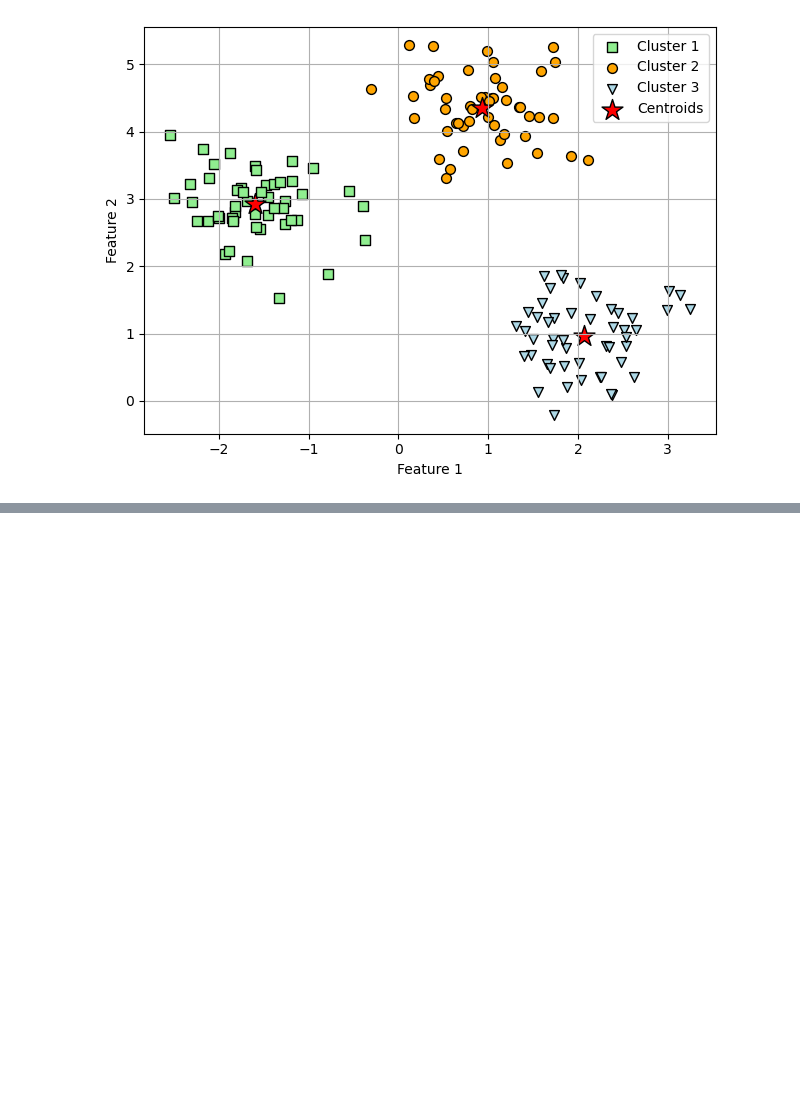
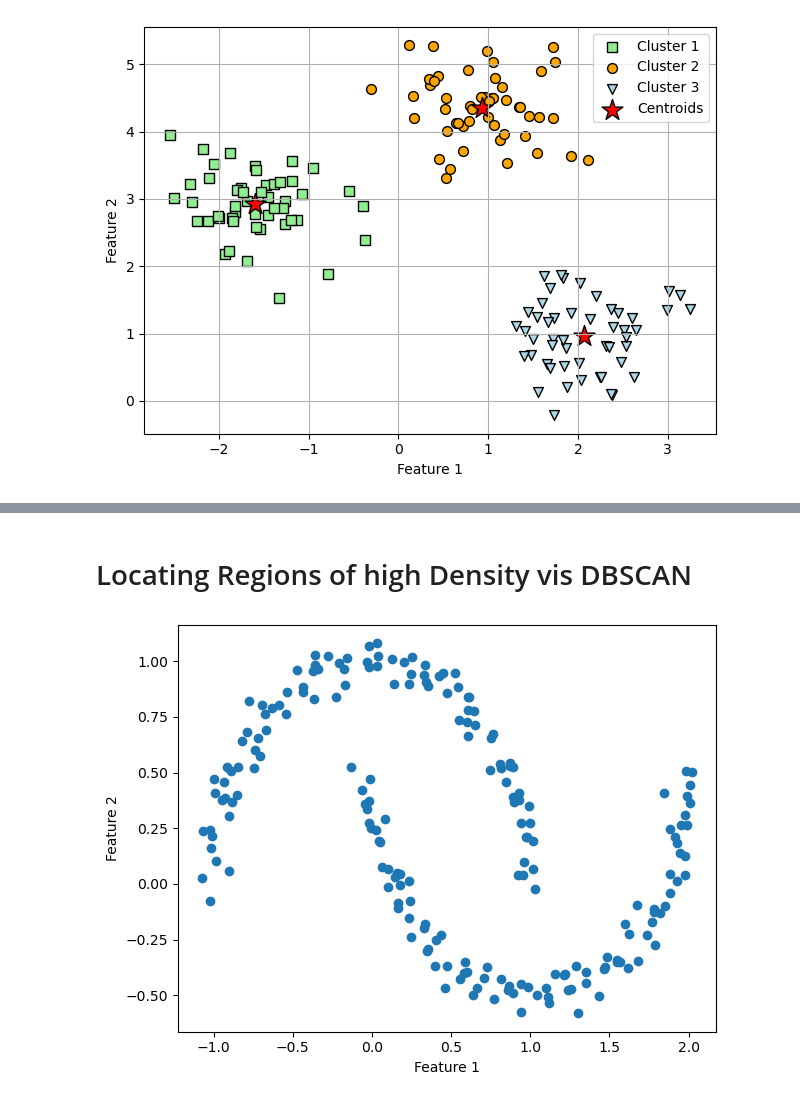
Before and after one commit to Akshaj-Kabthiyal/Data-Science-Fundamentals, a Jupyter notebook: Deep Learning/Pytorch and scikit/Chapter 10 - Clustering Analysis/Clustering Analysis.ipynb, the cells around one changed output, grey strips where cells are left out. Saved outputs shown, nothing was run; the diff lists cells and outputs as text; code cells hidden in the pictures; blank space fills up the shorter version.

```diff
--- a/Deep Learning/Pytorch and scikit/Chapter 10 - Clustering Analysis/Clustering Analysis.ipynb
+++ b/Deep Learning/Pytorch and scikit/Chapter 10 - Clustering Analysis/Clustering Analysis.ipynb
@@ -71,0 +140,14 @@ plt.show()
+# %% [markdown]
+# Locating Regions of high Density vis DBSCAN
+# %%
+from sklearn.datasets import make_moons
+X, y = make_moons(n_samples=200,
+                  noise=0.05,
+                   random_state=0)
+plt.scatter(X[:, 0], X[:, 1])
+plt.xlabel('Feature 1')
+plt.ylabel('Feature 2')
+plt.tight_layout()
+plt.show()
+# %% [output]
+[figure, added]
```
Also changed, not shown: parts of 6 cells of this notebook, 3 other files.
